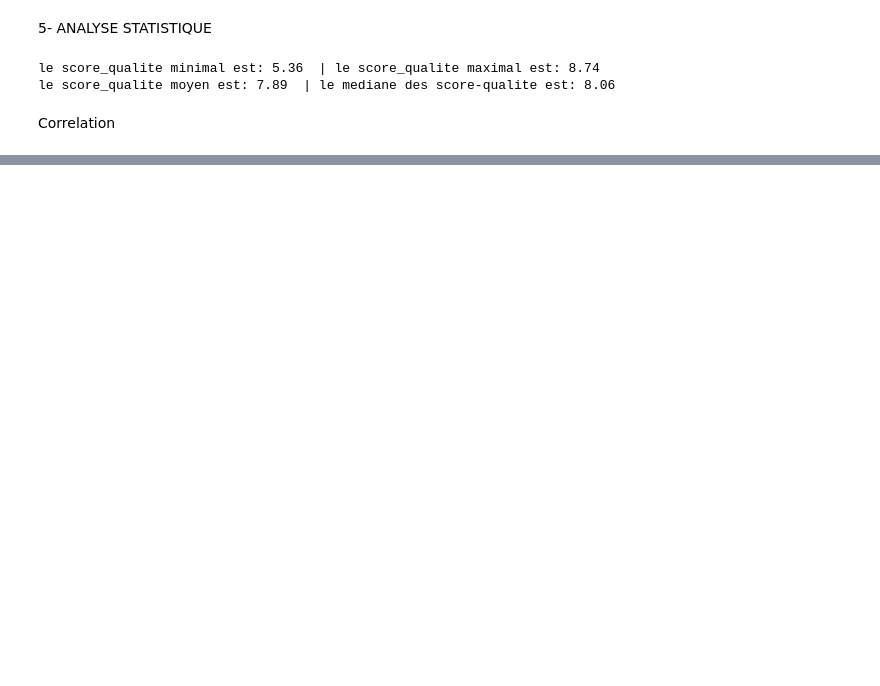
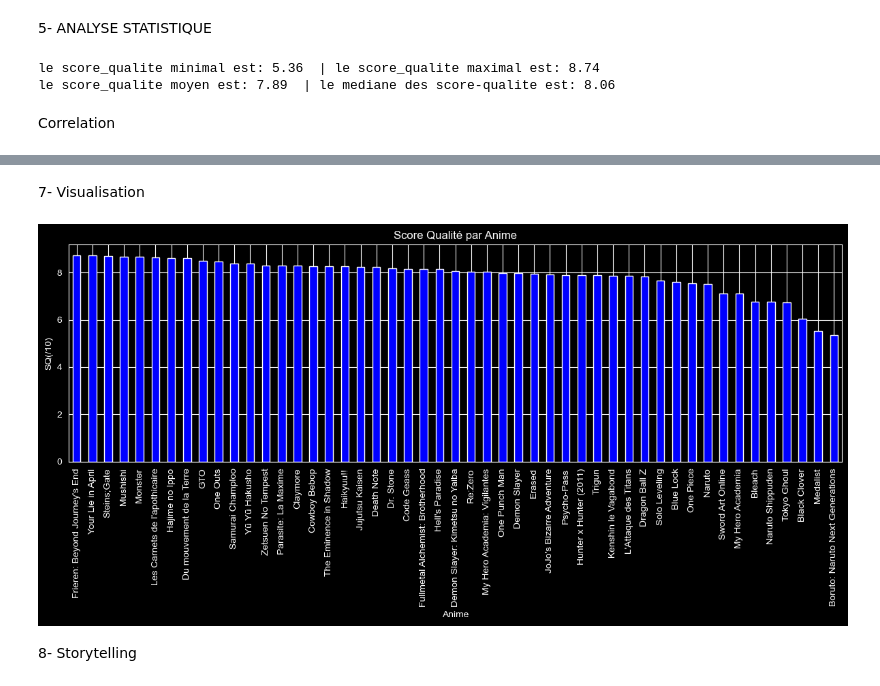
Before and after one commit to Ali77225/Analyse-DATA-Anim-s, a Jupyter notebook: Notebook anime.ipynb, the cells around one changed output, grey strips where cells are left out. Cells and saved outputs as stored; diff of their text form; code cells hidden in the pictures; blank space fills up the shorter version.

Commit message:
ajout de la visualisation

```diff
--- a/Notebook anime.ipynb
+++ b/Notebook anime.ipynb
@@ -274,0 +309,21 @@ display(resume_produits.style.format({
+# %% [markdown]
+7- Visualisation
+# %%
+import matplotlib.pyplot as plt
+
+# 7- Visualisation
+score_par_anime = df_clean.groupby('Anime')['Score_Qualite'].sum().sort_values(ascending=False)
+
+plt.figure(figsize=(12, 6))
+# Utilisation de la couleur choisie
+score_par_anime.plot(kind='bar', color='blue')
+
+plt.title("Score Qualité par Anime")
+plt.ylabel('SQ(/10)')
+plt.xticks(rotation=90)
+plt.tight_layout()
+plt.show()
+# %% [output]
+[figure, added]
+# %% [markdown]
+8- Storytelling
```
Also changed, not shown: parts of 5 cells of this notebook.
